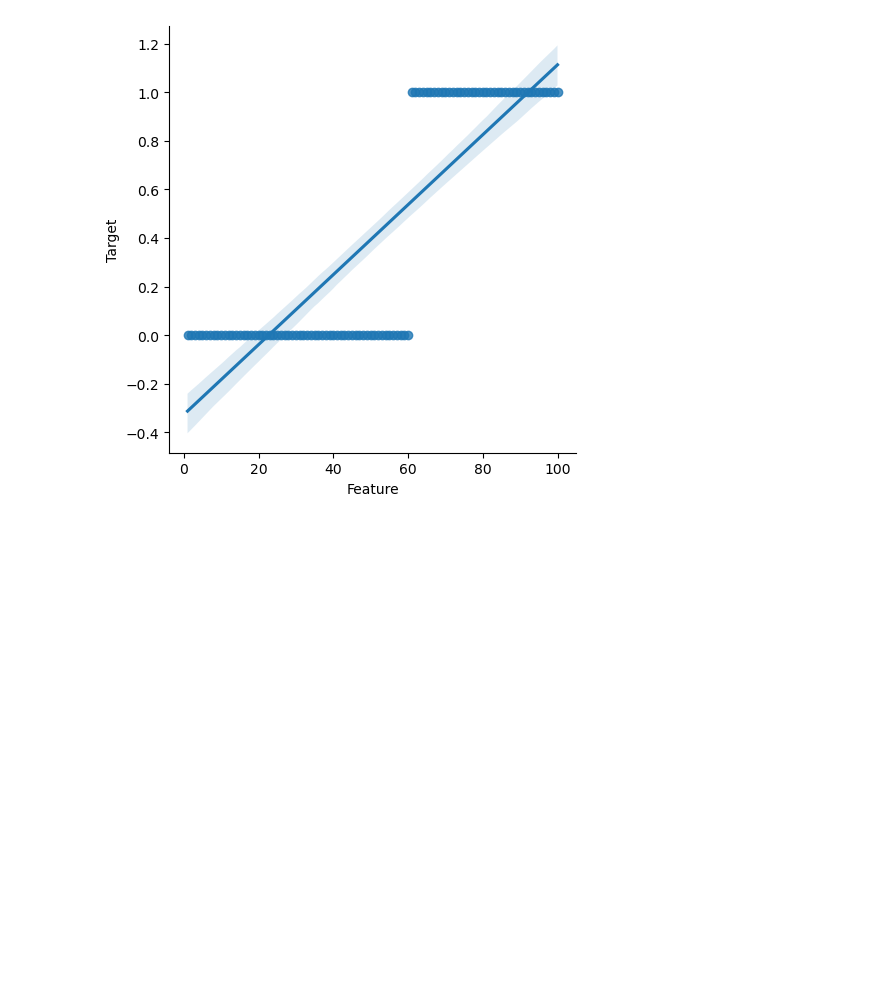
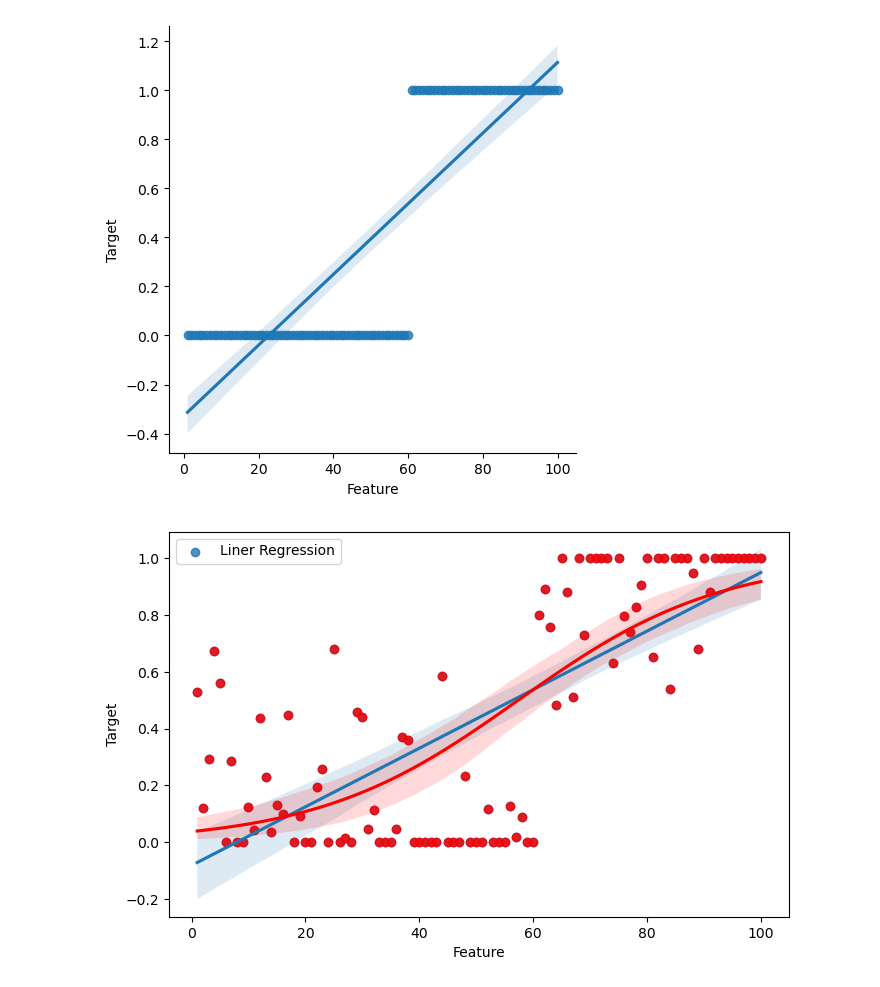
Before and after one commit to naimNB/Mechine-Learning, a Jupyter notebook: Logistic_Regression/intro_logistic_regression.ipynb, the cells around one changed output. Saved outputs shown, nothing was run; the diff lists cells and outputs as text; code cells hidden in the pictures; blank space fills up the shorter version.

```diff
--- a/Logistic_Regression/intro_logistic_regression.ipynb
+++ b/Logistic_Regression/intro_logistic_regression.ipynb
@@ -32,3 +32,30 @@ sns.lmplot(
 # %% [output]
 <seaborn.axisgrid.FacetGrid at 0x...>
 [figure]
+# %%
+df_jitter = df.copy()
+
+df_jitter['Target'] = df_jitter["Target"] + np.random.normal(0, 0.30, size=len(df))
+df_jitter["Target"] = df_jitter["Target"].clip(0, 1)
+# %%
+plt.figure(figsize=(8,5))
+sns.regplot(
+    x="Feature",
+    y="Target",
+    data=df_jitter,
+    label="Liner Regression"
+)
+
+sns.regplot(
+    x="Feature",
+    y="Target",
+    data=df_jitter,
+    logistic=True,
+    color="red",
+
+)
+
+plt.legend()
+plt.show()
+# %% [output]
+[figure, added]
```
